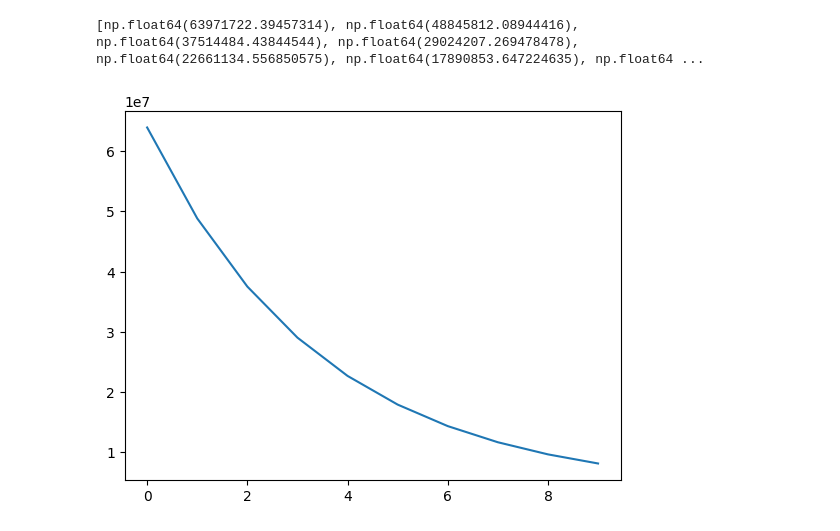
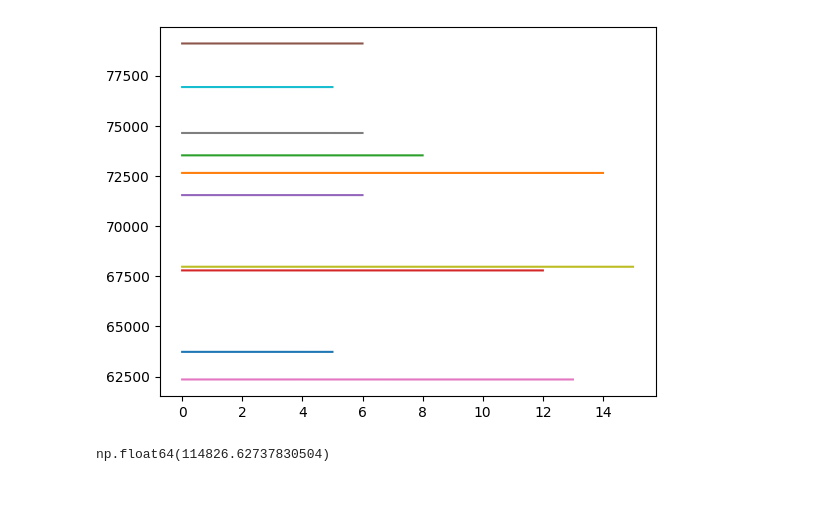
Before and after one commit to Arhy-hub/NeuralNet, a Jupyter notebook: NeuralNet.ipynb, the cells around one changed output. Drawn from its saved outputs; the diff is of its cells as text; code cells hidden in the pictures; blank space fills up the shorter version.

```diff
--- a/NeuralNet.ipynb
+++ b/NeuralNet.ipynb
@@ -118,18 +117,22 @@ def MSE(labels,predictions):
     loss = np.sum((predictions - labels)**2)
     loss = loss/predictions.shape[0]
     return loss
+
+def RMSE(labels,predictions):
+    loss = MSE(labels,predictions)
+    return np.sqrt(loss)
 # %%
 #LayerWidths -> an arr storing the number of neurons in the (k+1)th layer (left to right)
 #PostActFuncs -> an arr storing the post-act func of each layer
 class network:
-    def __init__(self, LayerWidths,PostActivationFuncs,DatasetSize):
+    def __init__(self, LayerWidths,PostActivationFuncs):
         self.LayerNum = len(LayerWidths)-1
         self.LayerWidths = LayerWidths
         self.PostActivationFuncs = PostActivationFuncs
         self.layers = []
         self.LayerOutputs = []
         for i in range(1,self.LayerNum+1):
-            layeri= layer(LayerWidths[i-1],LayerWidths[i],PostActivationFuncs[i],DatasetSize)
+            layeri= layer(LayerWidths[i-1],LayerWidths[i],PostActivationFuncs[i])
             self.layers.append(layeri)
 
 
@@ -142,13 +145,12 @@ class network:
         return input
 
 class layer:
-    def __init__(self,InputWidth,width,PostActFunc,DatasetSize):
+    def __init__(self,InputWidth,width,PostActFunc):
         self.width = width
         self.PostActFunc = PostActFunc
         self.InputWidth = InputWidth
-        self.weights = np.array(rand.uniform(low=-np.sqrt(6/InputWidth),high=np.sqrt(6/InputWidth),size=(InputWidth,width)))
-        InitialBias = np.array(rand.uniform(low=-np.sqrt(6/InputWidth),high=np.sqrt(6/InputWidth),size=(width,)))
-        self.bias = np.array([InitialBias for i in range(DatasetSize)])
+        self.weights = np.zeros((InputWidth,width))#np.array(rand.uniform(low=-np.sqrt(6/InputWidth),high=np.sqrt(6/InputWidth),size=(InputWidth,width)))
+        self.bias = np.zeros((1,width))#np.array(rand.uniform(low=-np.sqrt(6/InputWidth),high=np.sqrt(6/InputWidth),size=(1,width)))
         #stochatistcally initialise a matrix
 
     def compute(self,input):
@@ -157,18 +159,17 @@ class layer:
         return PostActComputation
 # %%
 #formed the netowrk
-fnn = network([2,300,300,300,1],[lambda x : x,ReLu,ReLu,ReLu,lambda x : x],800)
+fnn = network([2,300,300,300,1],[lambda x : x,ReLu,ReLu,ReLu,lambda x : x])
 # %%
 #formatting coords for input
 
 TestTrainSplit = 0.8
-TrainData  = dataset[:int(TestTrainSplit*n)]
-TestData = dataset[800:]
+batches = 10
+SplitIndex = int(TestTrainSplit*n)
+TrainData  = dataset[:SplitIndex]
+TestData = dataset[SplitIndex:]
 
-
-labels = TrainData["z"].to_numpy()
-labels = labels.reshape(800,1)
-features = TrainData[["x","y"]].to_numpy()
+TrainDataBatches = np.split(TrainData,batches)
 # %%
 def GradDesc(CurrVal,Gradient,LearningRate=0.001):
     return CurrVal - LearningRate*Gradient
@@ -238,8 +289,11 @@ NameError: name 'something' is not defined
 # %%
-LossValuesFormattedPlot = np.array(LossValues).reshape(IterNum)
-print(LossValues)
-plt.plot([i for i in range(IterNum)],LossValuesFormattedPlot)
+for i in range(len(LossValues)):
+    plt.plot([j for j in range(len(LossValues[i]))],LossValues[i])
 plt.show()
 # %% [output]
-[np.float64(63971722.39457314), np.float64(48845812.08944416), np.float64(37514484.43844544), np.float64(29024207.269478478), np.float64(22661134.556850575), np.float64(17890853.647224635), np.float64 ...
-[figure, old version]
+[figure, new version]
+# %%
+TestPredictions = np.apply_along_axis(fnn.ForwardPass,1,TestData[:,:-1])
+RMSE(TestData[:,-1],TestPredictions)
+# %% [output]
+np.float64(114826.62737830504)
```
Also changed, not shown: parts of 2 cells of this notebook.
